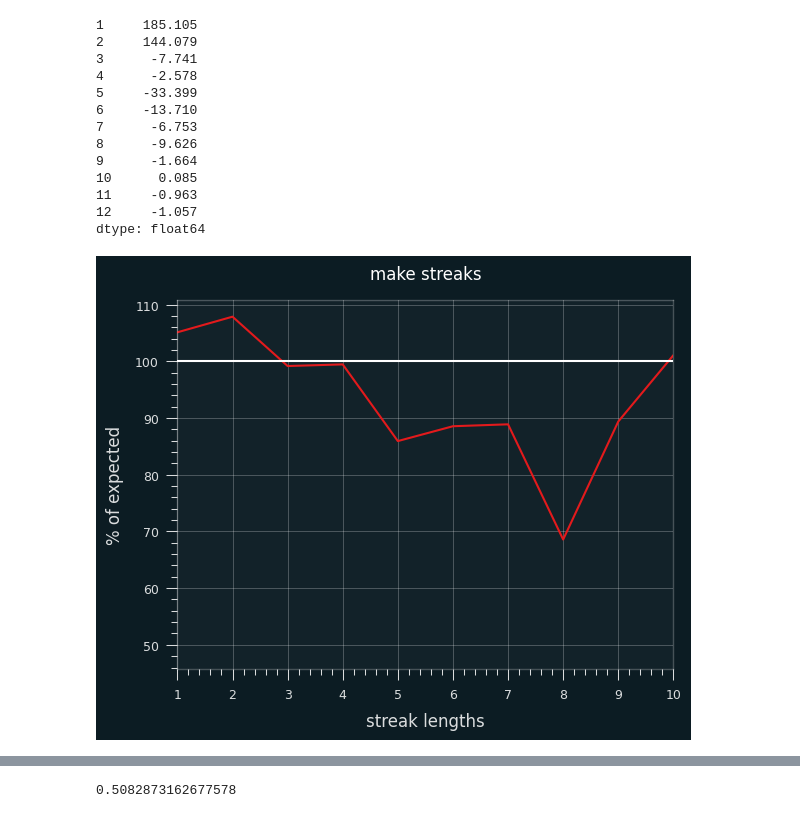
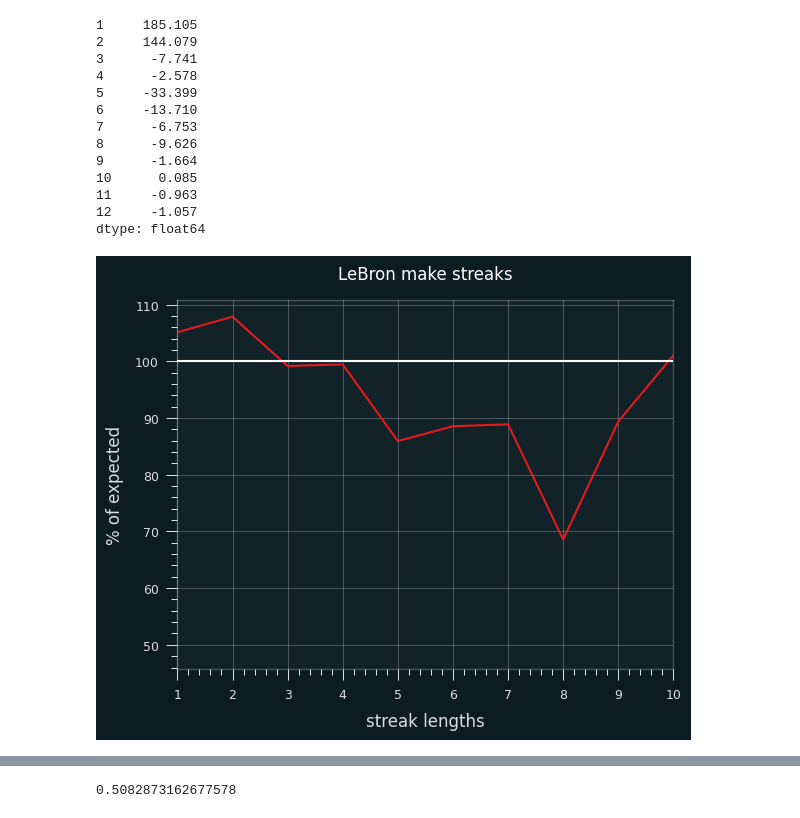
Before and after one commit to csdurfee/hot_hand, a Jupyter notebook: all_time_streaks.ipynb, the cells around one changed output, grey strips where cells are left out. Cells and saved outputs as stored; diff of their text form; code cells hidden in the pictures.

```diff
--- a/all_time_streaks.ipynb
+++ b/all_time_streaks.ipynb
@@ -280,13 +359,13 @@ dtype: float64
 # %%
 plt.plot(makes_percentage.index, makes_percentage.values)
 plt.xlim(1,10)
 plt.xlabel("streak lengths")
 plt.ylabel('% of expected')
 plt.axhline(100, color="white")
 plt.xticks(range(1,11))
-_out = plt.title("make streaks")
+_out = plt.title("LeBron make streaks")
 # %% [output]
-[figure, old version]
+[figure, new version]
 # %%
 miss_percentage = 100 * (lebron_streaks['miss_lengths'] / expected_misses).dropna()
 
```
Also changed, not shown: parts of 154 cells of this notebook, 3 other files.
